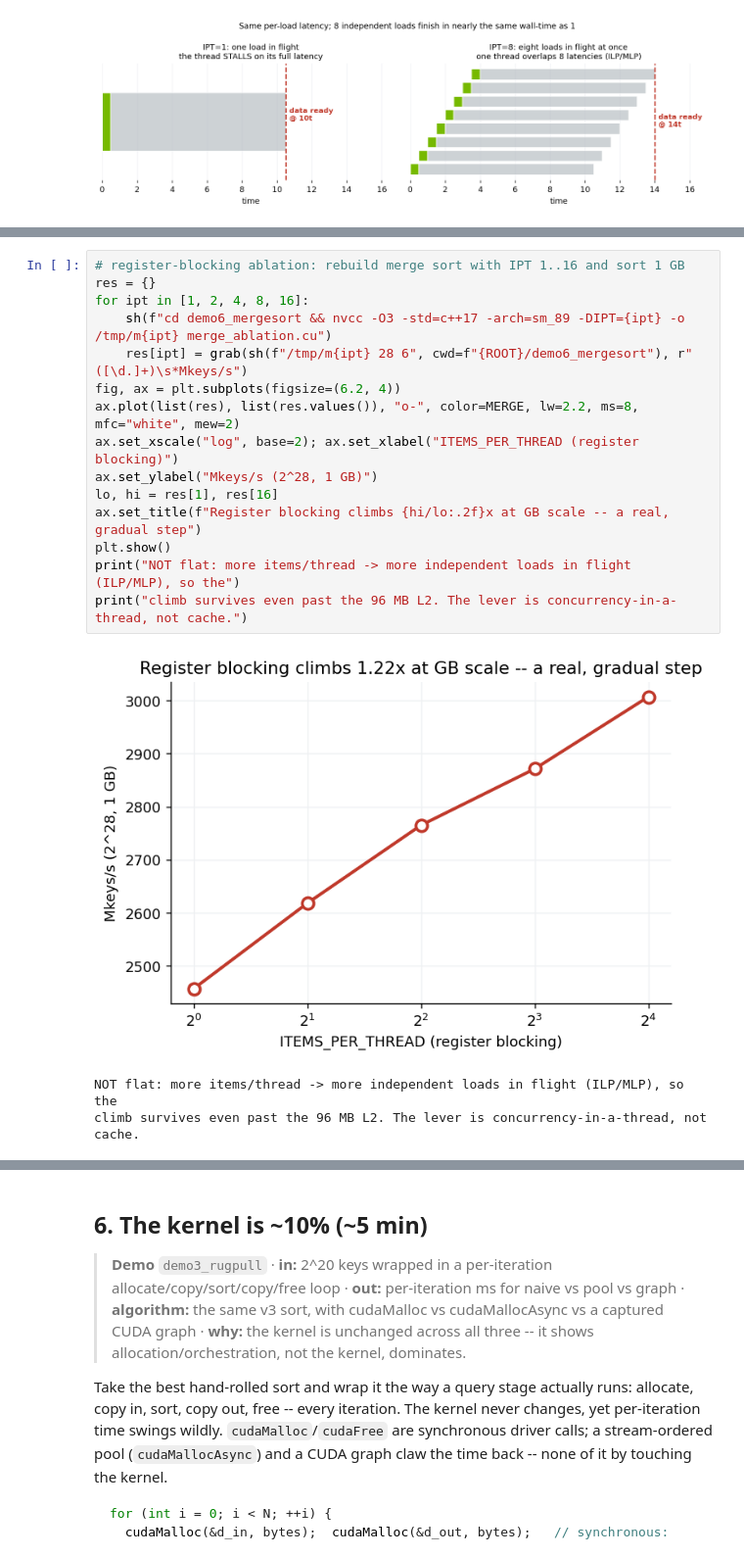
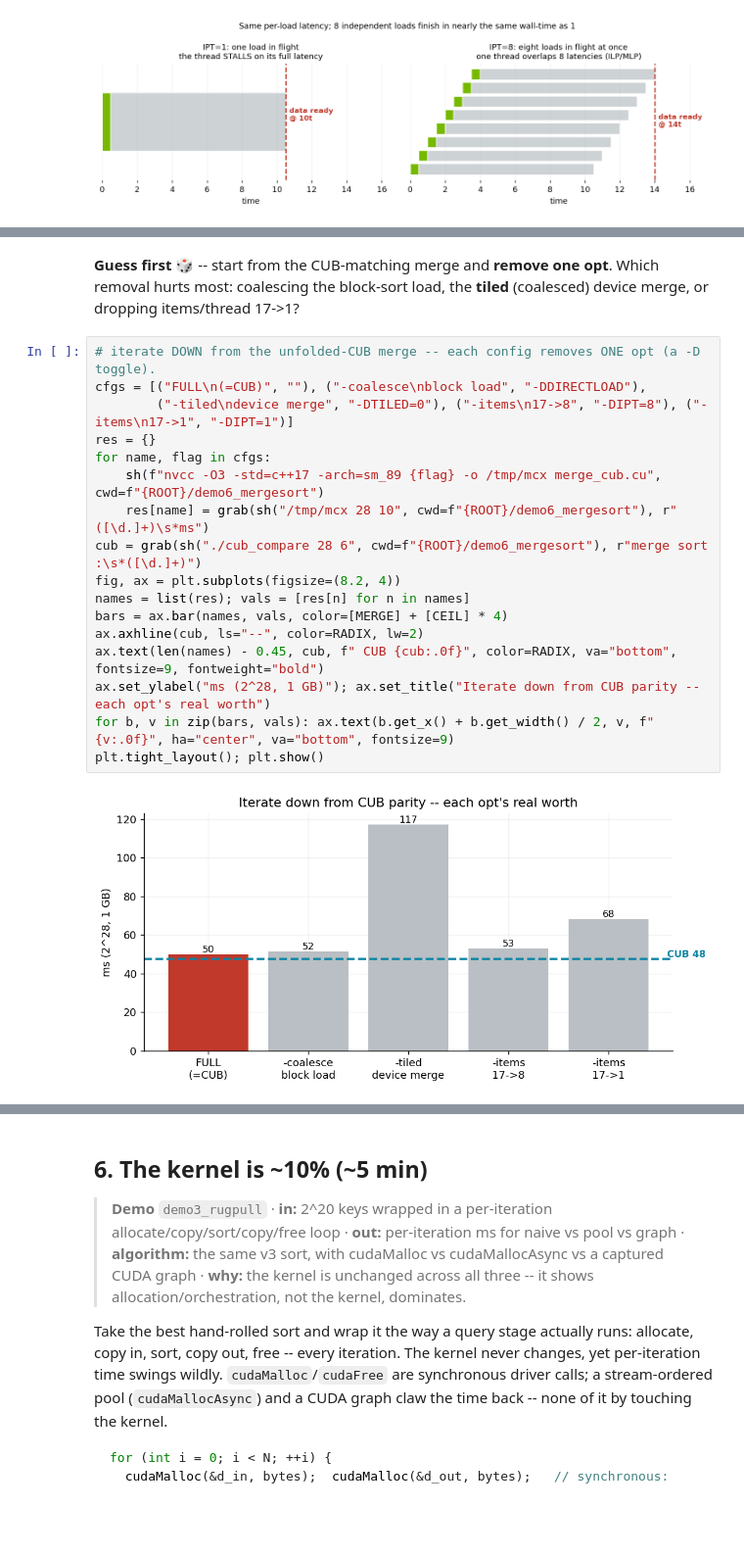
Before and after one commit to StarGazerM/gpu-cost-model-course, a Jupyter notebook: course.ipynb, the cells around one changed output, grey strips where cells are left out. Shown at 98% size. Cells and saved outputs as stored; diff of their text form; blank space fills up the shorter version.

```diff
--- a/course.ipynb
+++ b/course.ipynb
@@ -493,19 +485,21 @@ plt.tight_layout(); plt.show()
-# %%
-# register-blocking ablation: rebuild merge sort with IPT 1..16 and sort 1 GB
-res = {}
-for ipt in [1, 2, 4, 8, 16]:
-    sh(f"cd demo6_mergesort && nvcc -O3 -std=c++17 -arch=sm_89 -DIPT={ipt} -o /tmp/m{ipt} merge_ablation.cu")
-    res[ipt] = grab(sh(f"/tmp/m{ipt} 28 6", cwd=f"{ROOT}/demo6_mergesort"), r"([\d.]+)\s*Mkeys/s")
-fig, ax = plt.subplots(figsize=(6.2, 4))
-ax.plot(list(res), list(res.values()), "o-", color=MERGE, lw=2.2, ms=8, mfc="white", mew=2)
-ax.set_xscale("log", base=2); ax.set_xlabel("ITEMS_PER_THREAD (register blocking)")
-ax.set_ylabel("Mkeys/s (2^28, 1 GB)")
-lo, hi = res[1], res[16]
-ax.set_title(f"Register blocking climbs {hi/lo:.2f}x at GB scale -- a real, gradual step")
-plt.show()
-print("NOT flat: more items/thread -> more independent loads in flight (ILP/MLP), so the")
-print("climb survives even past the 96 MB L2. The lever is concurrency-in-a-thread, not cache.")
-# %% [output]
-[figure, removed]
-NOT flat: more items/thread -> more independent loads in flight (ILP/MLP), so the
-climb survives even past the 96 MB L2. The lever is concurrency-in-a-thread, not cache.
+# %% [markdown]
+**Guess first** 🎲 -- start from the CUB-matching merge and **remove one opt**. Which removal hurts most: coalescing the block-sort load, the **tiled** (coalesced) device merge, or dropping items/thread 17->1?
+# %%
+# iterate DOWN from the unfolded-CUB merge -- each config removes ONE opt (a -D toggle).
+cfgs = [("FULL\n(=CUB)", ""), ("-coalesce\nblock load", "-DDIRECTLOAD"),
+        ("-tiled\ndevice merge", "-DTILED=0"), ("-items\n17->8", "-DIPT=8"), ("-items\n17->1", "-DIPT=1")]
+res = {}
+for name, flag in cfgs:
+    sh(f"nvcc -O3 -std=c++17 -arch=sm_89 {flag} -o /tmp/mcx merge_cub.cu", cwd=f"{ROOT}/demo6_mergesort")
+    res[name] = grab(sh("/tmp/mcx 28 10", cwd=f"{ROOT}/demo6_mergesort"), r"([\d.]+)\s*ms")
+cub = grab(sh("./cub_compare 28 6", cwd=f"{ROOT}/demo6_mergesort"), r"merge sort :\s*([\d.]+)")
+fig, ax = plt.subplots(figsize=(8.2, 4))
+names = list(res); vals = [res[n] for n in names]
+bars = ax.bar(names, vals, color=[MERGE] + [CEIL] * 4)
+ax.axhline(cub, ls="--", color=RADIX, lw=2)
+ax.text(len(names) - 0.45, cub, f" CUB {cub:.0f}", color=RADIX, va="bottom", fontsize=9, fontweight="bold")
+ax.set_ylabel("ms (2^28, 1 GB)"); ax.set_title("Iterate down from CUB parity -- each opt's real worth")
+for b, v in zip(bars, vals): ax.text(b.get_x() + b.get_width() / 2, v, f"{v:.0f}", ha="center", va="bottom", fontsize=9)
+plt.tight_layout(); plt.show()
+# %% [output]
+[figure, added]
```
Also changed, not shown: parts of 8 cells of this notebook, 1 other file.
